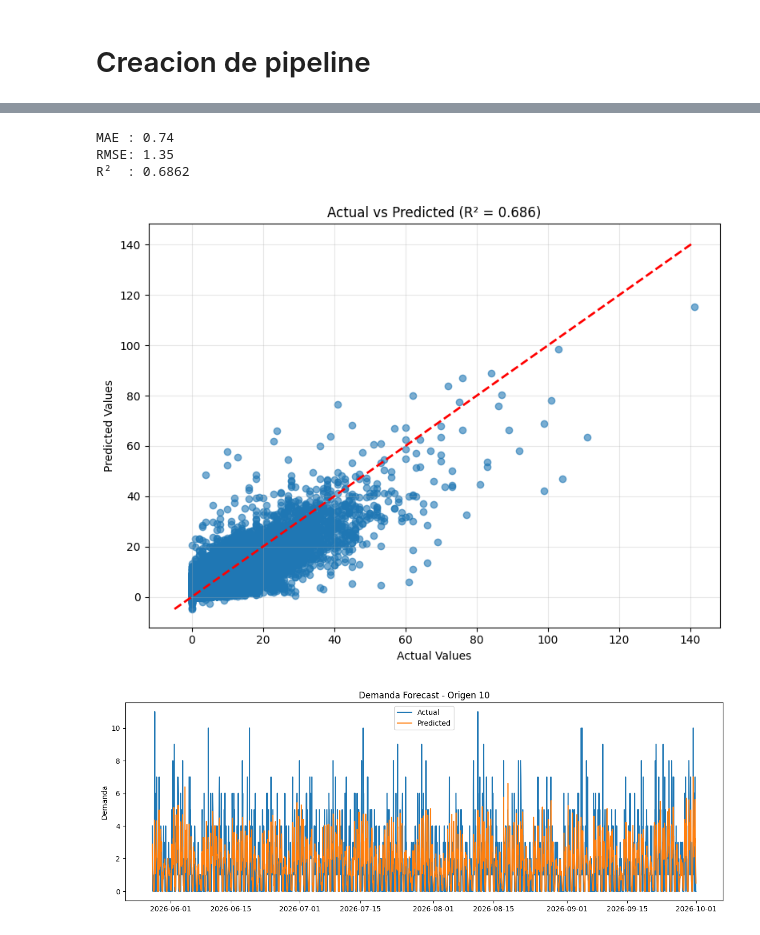
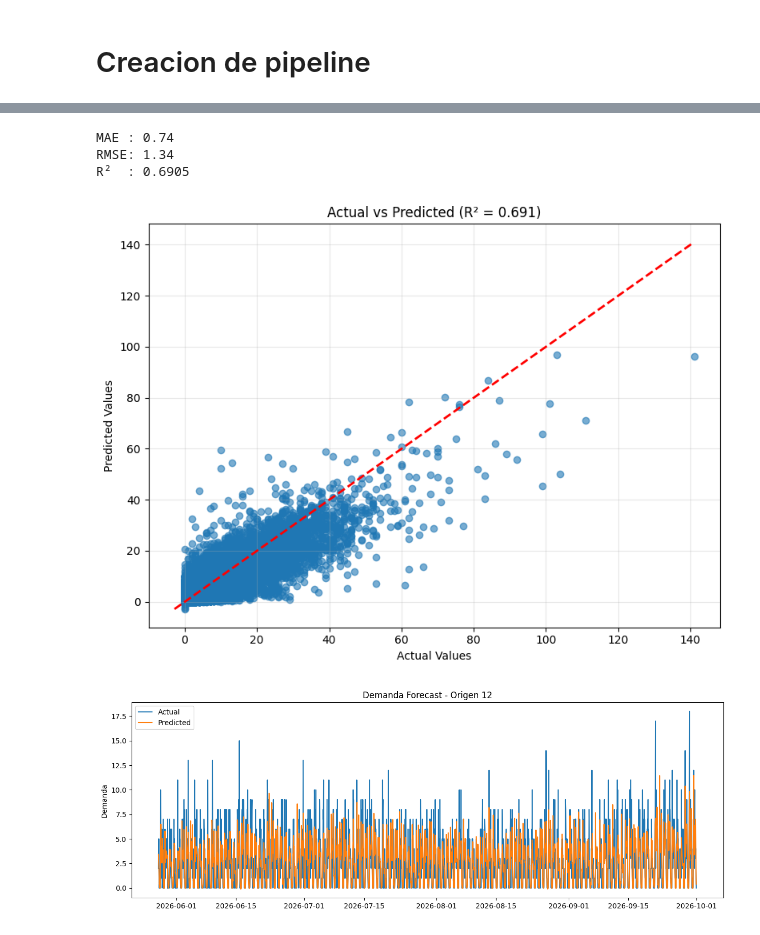
Before and after one commit to AngelBriFi/MLops_Equipo12, a Jupyter notebook: notebooks/03-Model_Tests.ipynb, the cells around one changed output, grey strips where cells are left out. Drawn from its saved outputs; the diff is of its cells as text; code cells hidden in the pictures.

```diff
--- a/notebooks/03-Model_Tests.ipynb
+++ b/notebooks/03-Model_Tests.ipynb
@@ -15,7 +15,7 @@ import yaml
 project_dir = Path.cwd().parent
 
 # Load config from folder data
-with open(f'{project_dir}\\src\\data\\config.yaml', "r") as f:
+with open(f'{project_dir}\\src\\features\\config.yaml', "r") as f:
     config = yaml.safe_load(f)
 
 # Processed configuration
@@ -169,20 +168,19 @@ pipeline = Pipeline([
 
 param_grid = {
     'model__n_estimators': [500, 1000],
-    'model__max_depth': [3, 7],
-    'model__learning_rate': [0.05, 0.1],
+    'model__max_depth': [7, 10],
+    'model__learning_rate': [0.03, 0.075],
     'model__subsample': [ 0.8, 1.0],
     'model__colsample_bytree': [0.7, 1.0],
-    'model__min_child_weight': [1, 3, 5]
+    'model__min_child_weight': [3, 5]
 }
 
 search = RandomizedSearchCV(
     pipeline,
     param_distributions=param_grid,
-    n_iter=15,
+    n_iter=20,
     cv=tscv,
     scoring='neg_root_mean_squared_error',
-    n_jobs=-1,
     verbose=1
 )
 
@@ -223,8 +223,8 @@ print(f"RMSE: {rmse:.2f}")
 print(f"R²  : {r2:.4f}")
 # %% [output]
 MAE : 0.74
-RMSE: 1.35
-R²  : 0.6862
+RMSE: 1.34
+R²  : 0.6905
 # %%
 import matplotlib.pyplot as plt
 from sklearn.metrics import r2_score
@@ -248,29 +248,29 @@ plt.grid(True, alpha=0.3)
 plt.tight_layout()
 plt.show()
 # %% [output]
-[figure, old version]
+[figure, new version]
 # %%
-origen = '10'
+origen = '12'
 
 mask = X_test['Origen_Id'] == origen
 
 plt.figure(figsize=(15,5))
 
 plt.plot(
     X_test.loc[mask, 'fecha_hora'],
     y_test[mask],
     label='Actual'
 )
 
 plt.plot(
     X_test.loc[mask, 'fecha_hora'],
     y_pred[mask],
     label='Predicted'
 )
 
 plt.title(f'Demanda Forecast - Origen {origen}')
 plt.ylabel('Demanda')
 plt.legend()
 plt.show()
 # %% [output]
-[figure, old version]
+[figure, new version]
```
Also changed, not shown: parts of 4 cells of this notebook, 6 other files.
